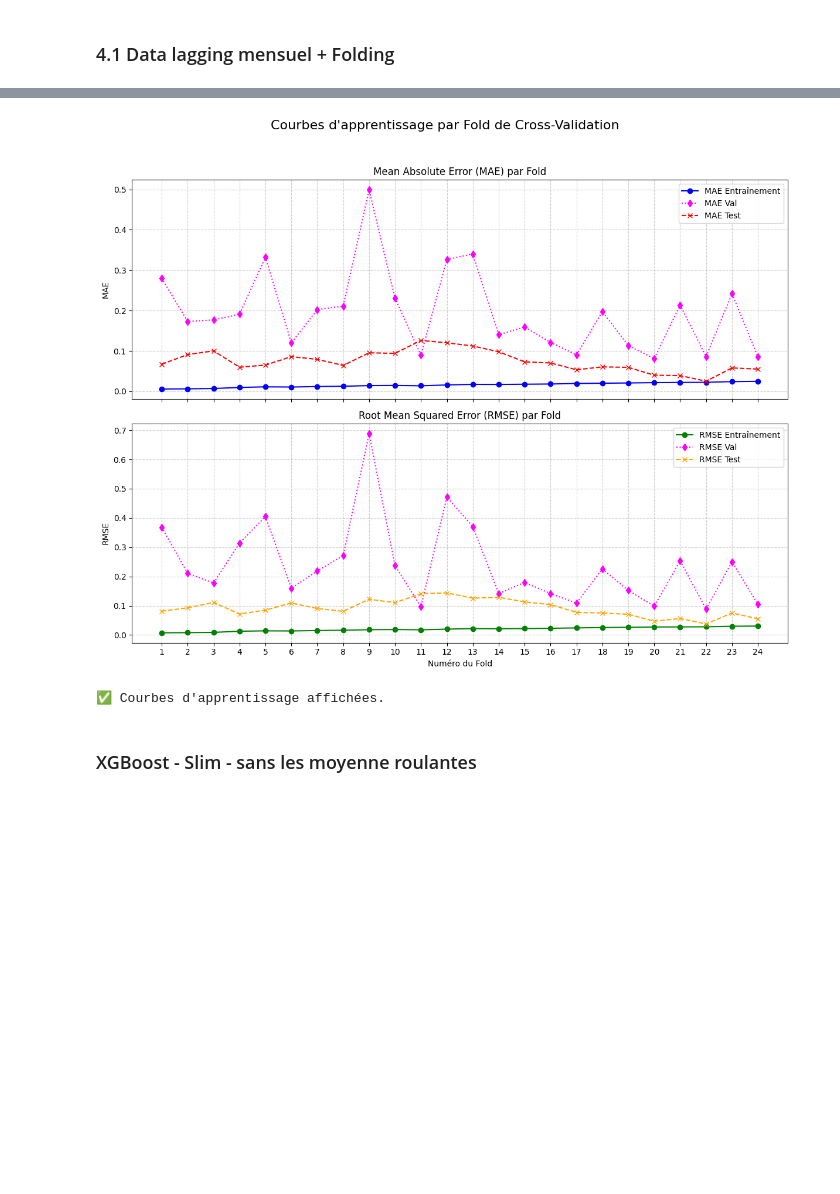
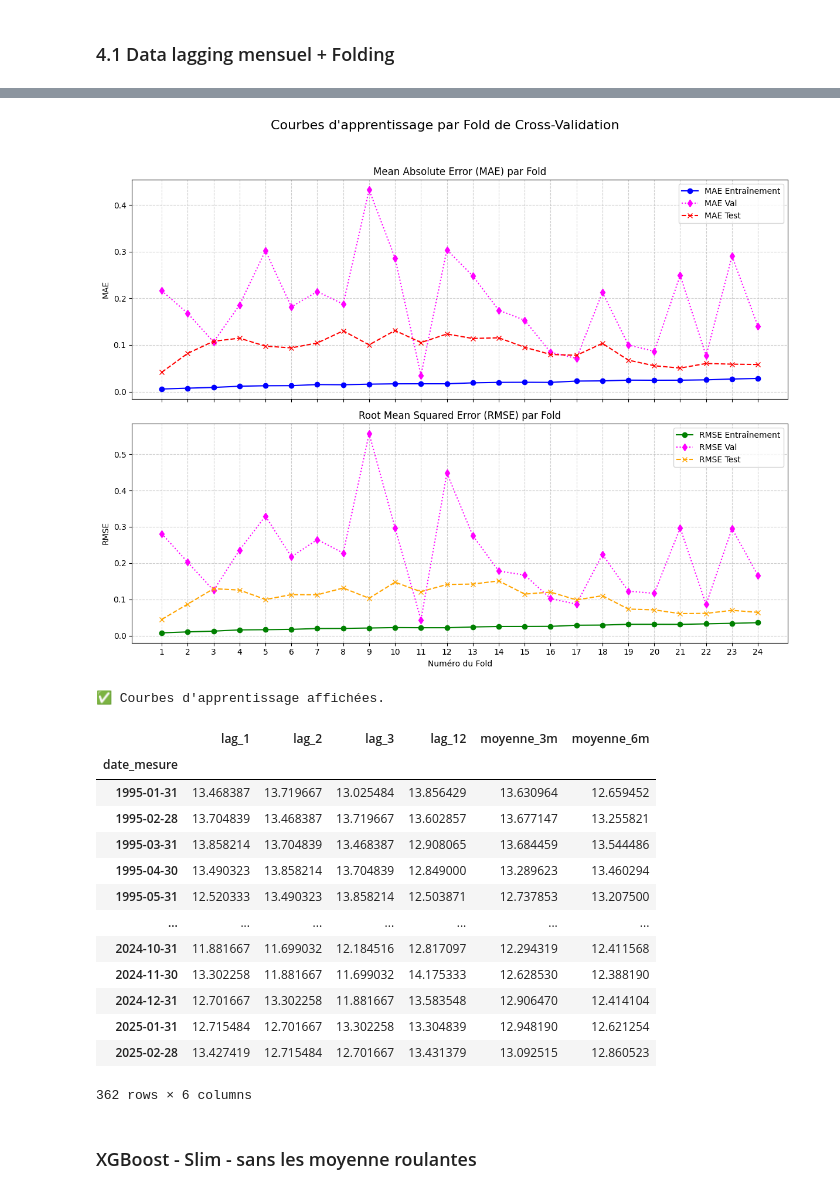
Before and after one commit to charourou/Projet_Hydrosense, a Jupyter notebook: notebooks/XGB_evaluate_MRI.ipynb, the cells around one changed output, grey strips where cells are left out. Saved outputs shown, nothing was run; the diff lists cells and outputs as text; code cells hidden in the pictures; blank space fills up the shorter version.

```diff
--- a/notebooks/XGB_evaluate_MRI.ipynb
+++ b/notebooks/XGB_evaluate_MRI.ipynb
@@ -118,8 +121,8 @@ from hydrosense import params
 
 
 DATA_CODE_PIEZO = "BSS001QHYH"
-# df = clean_piezo(load_piezo_bq(DATA_CODE_PIEZO))
-df  = load_data(DATA_CODE_PIEZO)
+df = clean_piezo(load_piezo_bq(DATA_CODE_PIEZO))
+
 
 if params.DATE_COL in df.columns:
     df[params.DATE_COL] = pd.to_datetime(df[params.DATE_COL])
@@ -180,35 +193,50 @@ def plot_learning_curves(cv_metrics: pd.DataFrame):
         fig.suptitle('Courbes d\'apprentissage par Fold de Cross-Validation', fontsize=16)
 
         # Plot MAE
         axes[0].plot(folds, cv_metrics['mae_train'], marker='o', linestyle='-', label='MAE Entraînement', color='blue')
         axes[0].plot(folds, cv_metrics['mae_val'], marker='d', linestyle=':', label='MAE Val', color='magenta')
         axes[0].plot(folds, cv_metrics['mae_test'], marker='x', linestyle='--', label='MAE Test', color='red')
         axes[0].set_ylabel('MAE')
         axes[0].set_title('Mean Absolute Error (MAE) par Fold')
         axes[0].legend()
         axes[0].grid(True, linestyle='--', alpha=0.6)
 
         # Plot RMSE (qui est la racine carrée du MSE)
         axes[1].plot(folds, cv_metrics['rmse_train'], marker='o', linestyle='-', label='RMSE Entraînement', color='green')
         axes[1].plot(folds, cv_metrics['rmse_val'], marker='d', linestyle=':', label='RMSE Val', color='magenta')
         axes[1].plot(folds, cv_metrics['rmse_test'], marker='x', linestyle='--', label='RMSE Test', color='orange')
         axes[1].set_xlabel('Numéro du Fold')
         axes[1].set_ylabel('RMSE')
         axes[1].set_title('Root Mean Squared Error (RMSE) par Fold')
         axes[1].legend()
         axes[1].grid(True, linestyle='--', alpha=0.6)
 
         plt.xticks(folds)
         plt.tight_layout(rect=[0, 0.03, 1, 0.95])
         plt.show()
         print("✅ Courbes d'apprentissage affichées.\n")
     else:
         print(Fore.YELLOW + "⚠️ Aucune métrique de CV disponible pour afficher la courbe d'apprentissage." + Style.RESET_ALL)
 
 plot_learning_curves(cv_metrics)
+X_train_df
 # %% [output]
-[figure, old version]
+[figure, new version]
 ✅ Courbes d'apprentissage affichées.
+|  | lag_1 | lag_2 | lag_3 | lag_12 | moyenne_3m | moyenne_6m |
+| date_mesure |  |  |  |  |  |  |
+| 1995-01-31 | 13.468387 | 13.719667 | 13.025484 | 13.856429 | 13.630964 | 12.659452 |
+| 1995-02-28 | 13.704839 | 13.468387 | 13.719667 | 13.602857 | 13.677147 | 13.255821 |
+| 1995-03-31 | 13.858214 | 13.704839 | 13.468387 | 12.908065 | 13.684459 | 13.544486 |
+| 1995-04-30 | 13.490323 | 13.858214 | 13.704839 | 12.849000 | 13.289623 | 13.460294 |
+| 1995-05-31 | 12.520333 | 13.490323 | 13.858214 | 12.503871 | 12.737853 | 13.207500 |
+| ... | ... | ... | ... | ... | ... | ... |
+| 2024-10-31 | 11.881667 | 11.699032 | 12.184516 | 12.817097 | 12.294319 | 12.411568 |
+| 2024-11-30 | 13.302258 | 11.881667 | 11.699032 | 14.175333 | 12.628530 | 12.388190 |
+| 2024-12-31 | 12.701667 | 13.302258 | 11.881667 | 13.583548 | 12.906470 | 12.414104 |
+| 2025-01-31 | 12.715484 | 12.701667 | 13.302258 | 13.304839 | 12.948190 | 12.621254 |
+| 2025-02-28 | 13.427419 | 12.715484 | 12.701667 | 13.431379 | 13.092515 | 12.860523 |
+362 rows × 6 columns
 # %% [markdown]
 ### XGBoost - Slim  - sans les moyenne roulantes
 # %%
```
Also changed, not shown: parts of 5 cells of this notebook, 1 other file.
